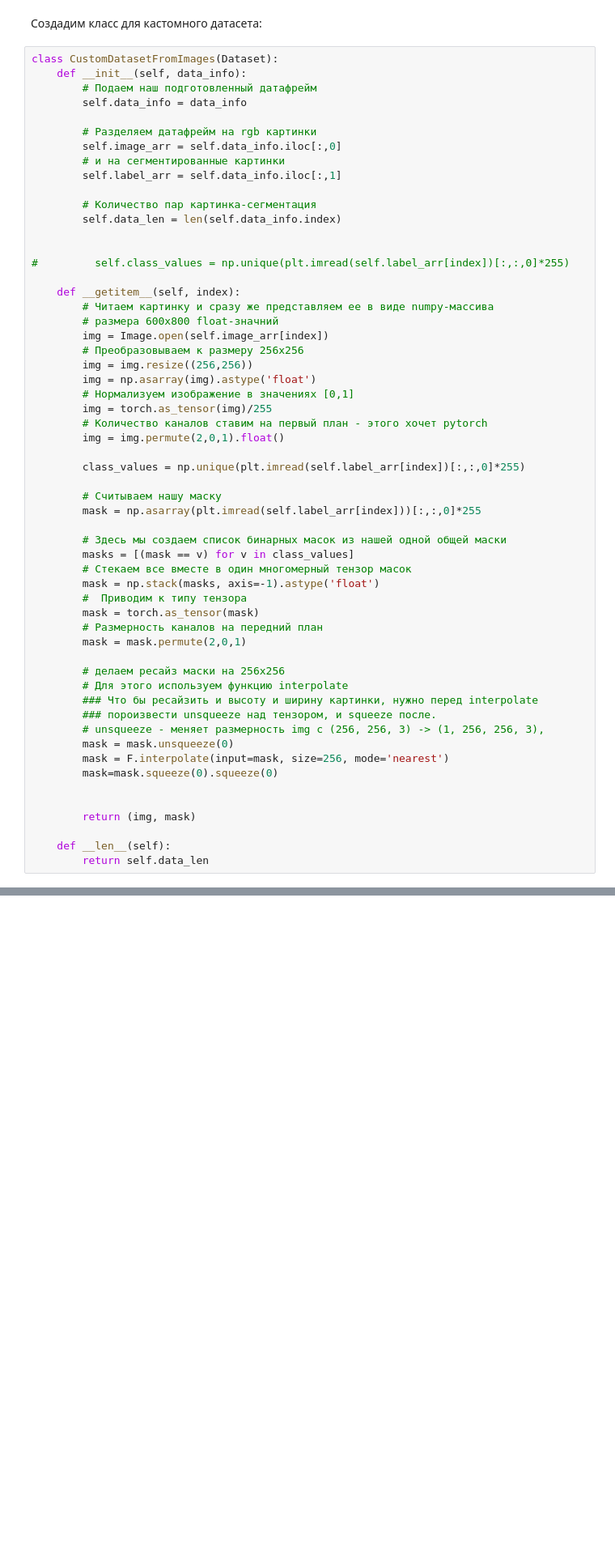
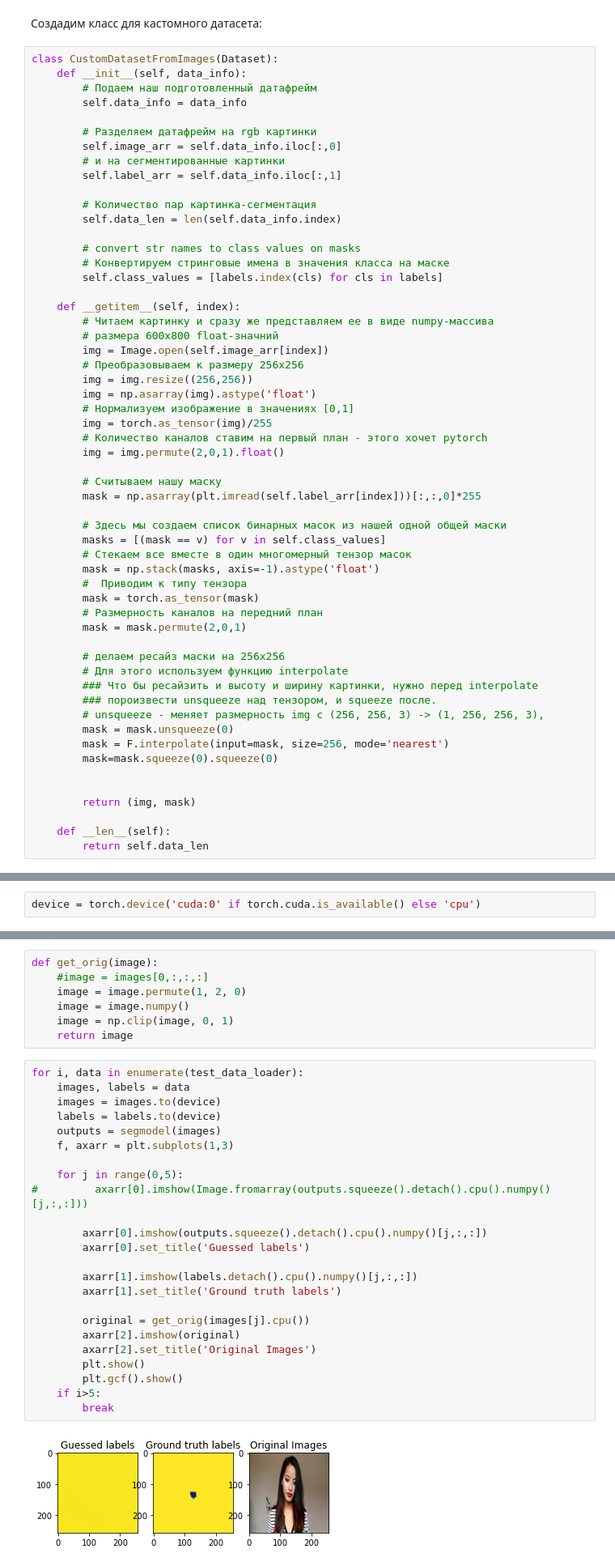
Before and after one commit to lyutovad/GU_PyTorch, a Jupyter notebook: Homework3.ipynb, the cells around one changed output, grey strips where cells are left out. Shown at 81% size. Saved outputs shown, nothing was run; the diff lists cells and outputs as text; blank space fills up the shorter version.

```diff
--- a/Homework3.ipynb
+++ b/Homework3.ipynb
@@ -122,8 +132,9 @@ class CustomDatasetFromImages(Dataset):
         # Количество пар картинка-сегментация
         self.data_len = len(self.data_info.index)
 
-
-#         self.class_values = np.unique(plt.imread(self.label_arr[index])[:,:,0]*255)
+        # convert str names to class values on masks
+        # Конвертируем стринговые имена в значения класса на маске
+        self.class_values = [labels.index(cls) for cls in labels]
 
     def __getitem__(self, index):
         # Читаем картинку и сразу же представляем ее в виде numpy-массива
@@ -137,13 +148,11 @@ class CustomDatasetFromImages(Dataset):
         # Количество каналов ставим на первый план - этого хочет pytorch
         img = img.permute(2,0,1).float()
 
-        class_values = np.unique(plt.imread(self.label_arr[index])[:,:,0]*255)
-
         # Считываем нашу маску
         mask = np.asarray(plt.imread(self.label_arr[index]))[:,:,0]*255
 
         # Здесь мы создаем список бинарных масок из нашей одной общей маски
-        masks = [(mask == v) for v in class_values]
+        masks = [(mask == v) for v in self.class_values]
         # Стекаем все вместе в один многомерный тензор масок
         mask = np.stack(masks, axis=-1).astype('float')
         #  Приводим к типу тензора
@@ -204,0 +206,2 @@ np.unique(sample[1])
+# %%
+device = torch.device('cuda:0' if torch.cuda.is_available() else 'cpu')
@@ -204,0 +270,33 @@ np.unique(sample[1])
+# %%
+def get_orig(image):
+    #image = images[0,:,:,:]
+    image = image.permute(1, 2, 0)
+    image = image.numpy()
+    image = np.clip(image, 0, 1)
+    return image
+# %%
+for i, data in enumerate(test_data_loader):
+    images, labels = data
+    images = images.to(device)
+    labels = labels.to(device)
+    outputs = segmodel(images)
+    f, axarr = plt.subplots(1,3)
+
+    for j in range(0,5):
+#         axarr[0].imshow(Image.fromarray(outputs.squeeze().detach().cpu().numpy()[j,:,:]))
+
+        axarr[0].imshow(outputs.squeeze().detach().cpu().numpy()[j,:,:])
+        axarr[0].set_title('Guessed labels')
+
+        axarr[1].imshow(labels.detach().cpu().numpy()[j,:,:])
+        axarr[1].set_title('Ground truth labels')
+
+        original = get_orig(images[j].cpu())
+        axarr[2].imshow(original)
+        axarr[2].set_title('Original Images')
+        plt.show()
+        plt.gcf().show()
+    if i>5:
+        break
+# %% [output]
+[figure, added]
```
Also changed, not shown: parts of 18 cells of this notebook.
